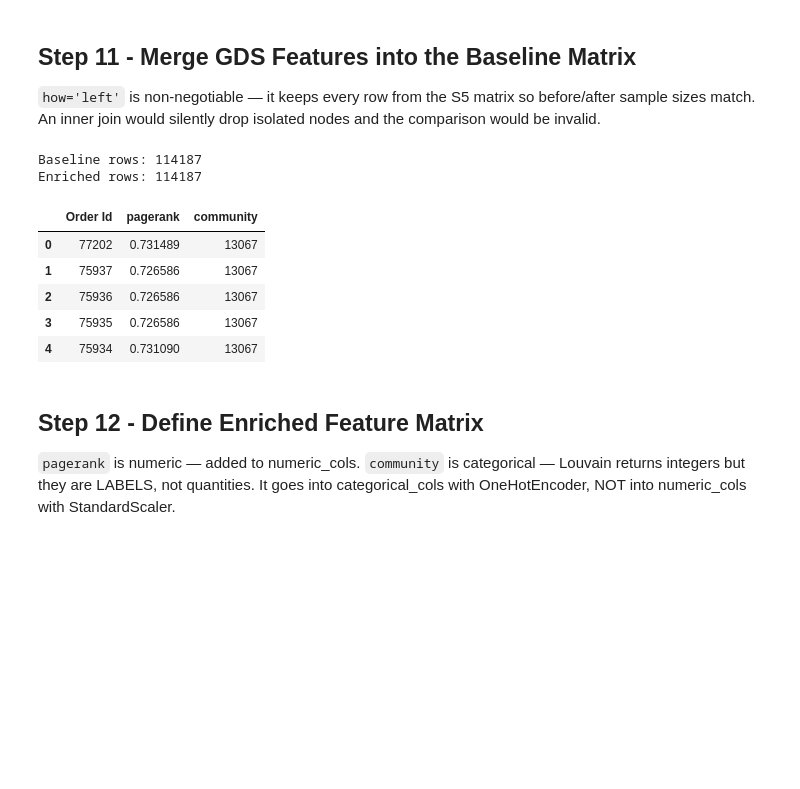
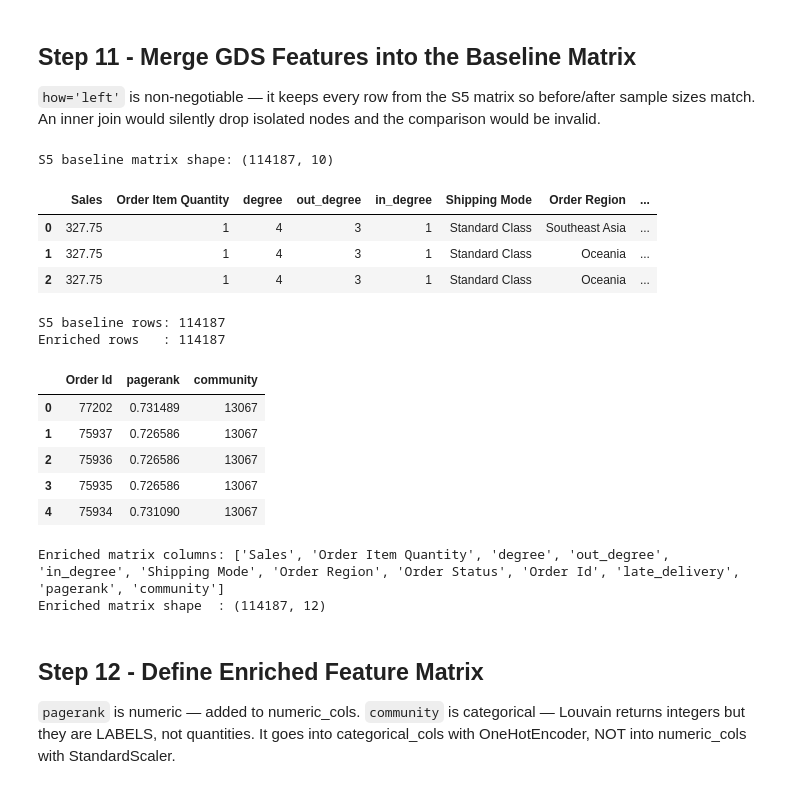
Before and after one commit to AryaTamhane18/BigData_and_BI_CapstoneProject, a Jupyter notebook: notebooks/04_ml.ipynb, the cells around one changed output. Drawn from its saved outputs; the diff is of its cells as text; code cells hidden in the pictures; blank space fills up the shorter version.

```diff
--- a/notebooks/04_ml.ipynb
+++ b/notebooks/04_ml.ipynb
@@ -341,31 +405,43 @@ GDS features shape: (65752, 6)
 `how='left'` is non-negotiable — it keeps every row from the S5 matrix so before/after sample sizes match.
 An inner join would silently drop isolated nodes and the comparison would be invalid.
 # %%
-ml_df["Order Id"] = ml_df["Order Id"].astype(str)
-graph_df["order_id"] = graph_df["order_id"].astype(str)
+s5_matrix = pd.read_parquet(f"{CLEAN_OUTPUT_DIR}/baseline_feature_matrix.parquet")
+
+# Align merge key types
+s5_matrix["Order Id"]  = s5_matrix["Order Id"].astype(str)
+graph_df["order_id"]   = graph_df["order_id"].astype(str)
+
+print("S5 baseline matrix shape:", s5_matrix.shape)
+s5_matrix.head(3)
+# %% [output]
+S5 baseline matrix shape: (114187, 10)
+|  | Sales | Order Item Quantity | degree | out_degree | in_degree | Shipping Mode | Order Region | ... |
+| 0 | 327.75 | 1 | 4 | 3 | 1 | Standard Class | Southeast Asia | ... |
+| 1 | 327.75 | 1 | 4 | 3 | 1 | Standard Class | Oceania | ... |
+| 2 | 327.75 | 1 | 4 | 3 | 1 | Standard Class | Oceania | ... |
 # %%
-ml_df_enr = ml_df.merge(
-    graph_df,
+ml_df_enr = s5_matrix.merge(
+    graph_df[["order_id", "pagerank", "community"]],
     how="left",
     left_on="Order Id",
     right_on="order_id"
 )
 
+ml_df_enr = ml_df_enr.drop(columns=["order_id"], errors="ignore")
+
 # pagerank -> fill 0.0 (isolated node has zero structural importance)
-ml_df_enr["pagerank"] = ml_df_enr["pagerank"].fillna(0.0)
+ml_df_enr["pagerank"]  = ml_df_enr["pagerank"].fillna(0.0)
 
-# community -> fill -1 sentinel, then cast to string (it is a categorical label, not a number)
+# community -> fill -1 sentinel, cast to string (label, not number)
 ml_df_enr["community"] = ml_df_enr["community"].fillna(-1).astype(int).astype(str)
 
-ml_df_enr = ml_df_enr.drop(columns=["order_id"], errors="ignore")
-
-print("Baseline rows:", ml_df.shape[0])
-print("Enriched rows:", ml_df_enr.shape[0])   # must match
+print("S5 baseline rows:", s5_matrix.shape[0])
+print("Enriched rows   :", ml_df_enr.shape[0])   # must match
 
 ml_df_enr[["Order Id", "pagerank", "community"]].head()
 # %% [output]
-Baseline rows: 114187
-Enriched rows: 114187
+S5 baseline rows: 114187
+Enriched rows   : 114187
 |  | Order Id | pagerank | community |
 | 0 | 77202 | 0.731489 | 13067 |
 | 1 | 75937 | 0.726586 | 13067 |
@@ -389,3 +451,12 @@ ml_df_enr.drop(columns=[
+# %%
+# Verify enriched matrix has correct columns
+# No degree_x/degree_y collision because we merged onto s5_matrix, not raw ml_df
+
+print("Enriched matrix columns:", ml_df_enr.columns.tolist())
+print("Enriched matrix shape  :", ml_df_enr.shape)
+# %% [output]
+Enriched matrix columns: ['Sales', 'Order Item Quantity', 'degree', 'out_degree', 'in_degree', 'Shipping Mode', 'Order Region', 'Order Status', 'Order Id', 'late_delivery', 'pagerank', 'community']
+Enriched matrix shape  : (114187, 12)
 # %% [markdown]
 ## Step 12 - Define Enriched Feature Matrix
 
```
Also changed, not shown: parts of 9 cells of this notebook, 9 other files.
